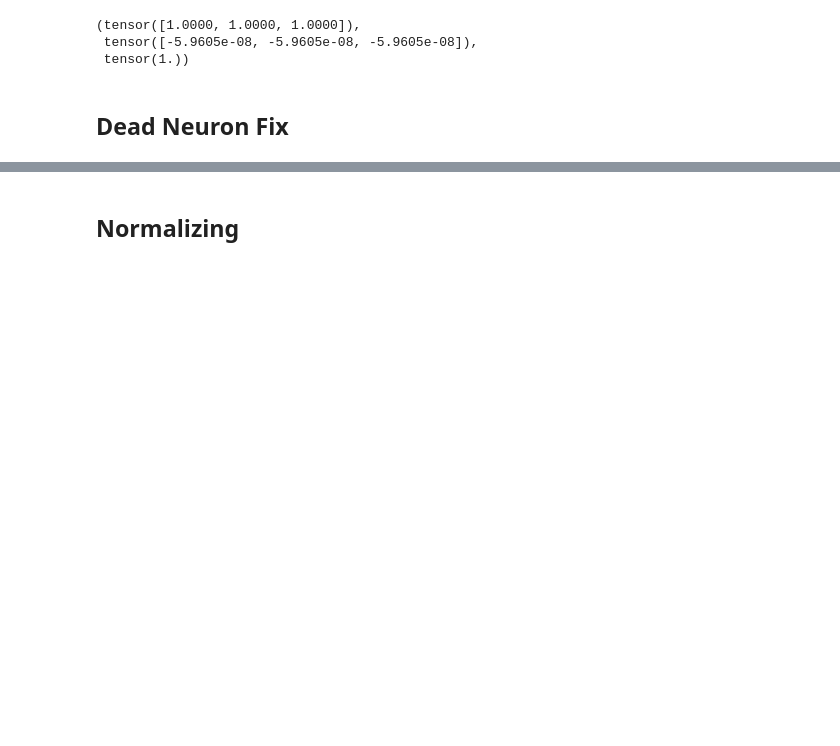
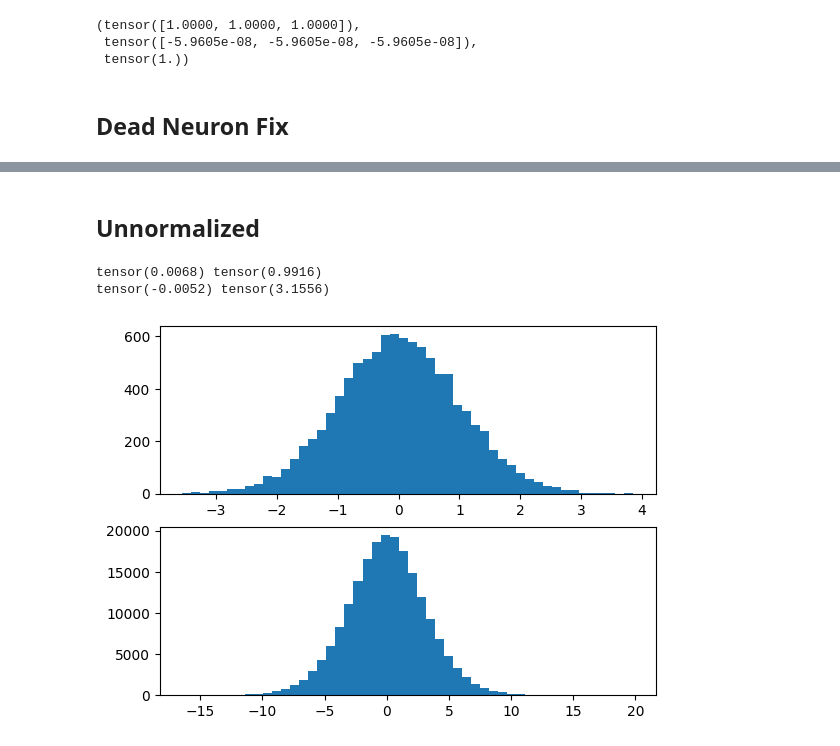
Before and after one commit to timashan/ANN, a Jupyter notebook: MakeMore/2/intuition.ipynb, the cells around one changed output, grey strips where cells are left out. Cells and saved outputs as stored; diff of their text form; code cells hidden in the pictures; blank space fills up the shorter version.

```diff
--- a/MakeMore/2/intuition.ipynb
+++ b/MakeMore/2/intuition.ipynb
@@ -79,2 +81,16 @@ axs[2].imshow(h.abs() > 0.99)
 # %% [markdown]
-## Normalizing
+## Unnormalized
+# %%
+X = torch.randn((1000, 10))
+W = torch.randn((10, 200))
+print(X.mean(), X.std())
+h = X @ W
+print(h.mean(), h.std())
+
+fig, axs = plt.subplots(2)
+axs[0].hist(X.view(-1), bins=50)
+axs[1].hist(h.view(-1), bins=50)
+# %% [output]
+tensor(0.0068) tensor(0.9916)
+tensor(-0.0052) tensor(3.1556)
+[figure, added]
```
Also changed, not shown: parts of 10 cells of this notebook, 2 other files.
